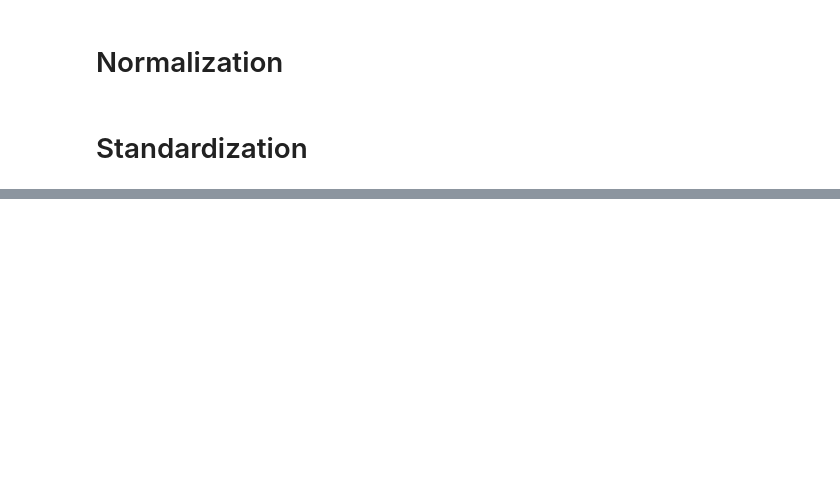
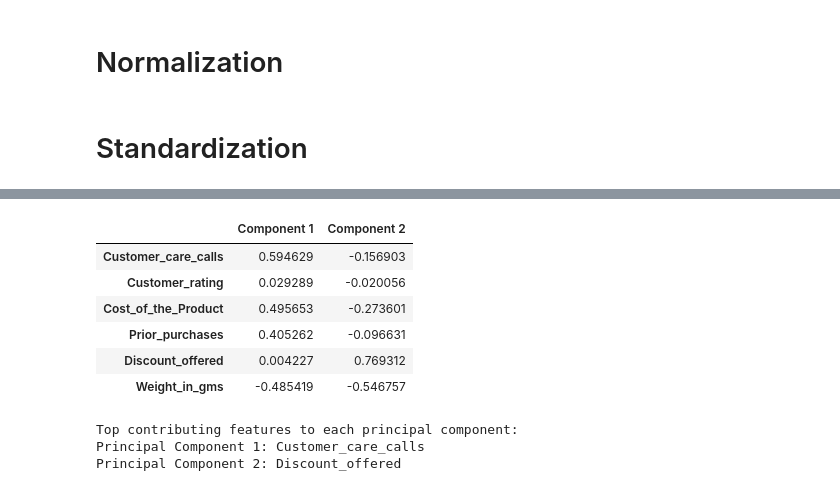
Before and after one commit to Atabeydem/477_Project, a Jupyter notebook: CE 477.ipynb, the cells around one changed output, grey strips where cells are left out. Cells and saved outputs as stored; diff of their text form; code cells hidden in the pictures; blank space fills up the shorter version.

```diff
--- a/CE 477.ipynb
+++ b/CE 477.ipynb
@@ -237,0 +293,26 @@ outlierDetector('Prior_purchases')
+# %%
+component_names = [f'Component {i+1}' for i in range(pca.n_components_)]
+
+component_loadings = pd.DataFrame(pca.components_, columns=df_X_scaled.columns, index=component_names)
+
+component_loadings.T
+# %% [output]
+|  | Component 1 | Component 2 |
+| Customer_care_calls | 0.594629 | -0.156903 |
+| Customer_rating | 0.029289 | -0.020056 |
+| Cost_of_the_Product | 0.495653 | -0.273601 |
+| Prior_purchases | 0.405262 | -0.096631 |
+| Discount_offered | 0.004227 | 0.769312 |
+| Weight_in_gms | -0.485419 | -0.546757 |
+# %%
+loadings = pd.DataFrame(pca.components_, columns=df_X_scaled.columns)
+absolute_loadings = loadings.abs()
+top_features = absolute_loadings.idxmax(axis=1)
+
+print("Top contributing features to each principal component:")
+for i, feature in enumerate(top_features):
+    print(f"Principal Component {i+1}: {feature}")
+# %% [output]
+Top contributing features to each principal component:
+Principal Component 1: Customer_care_calls
+Principal Component 2: Discount_offered
```
Also changed, not shown: parts of 14 cells of this notebook.
